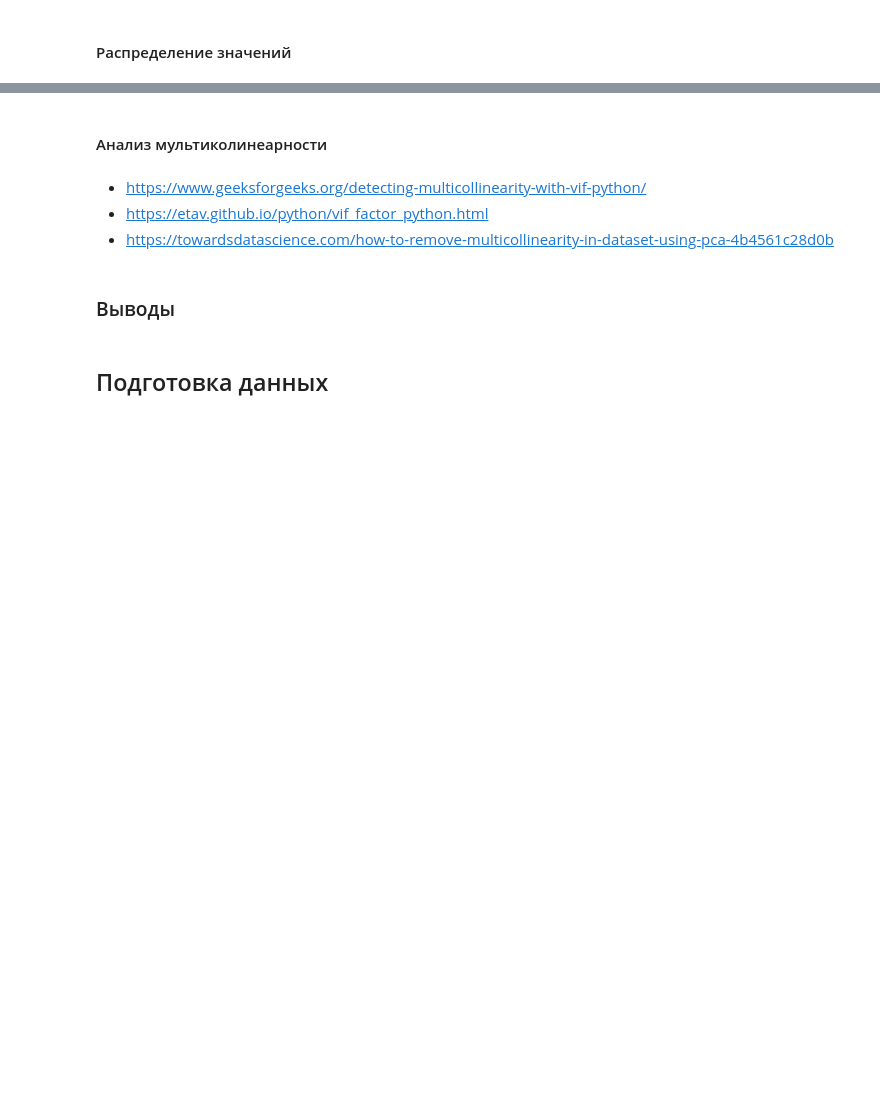
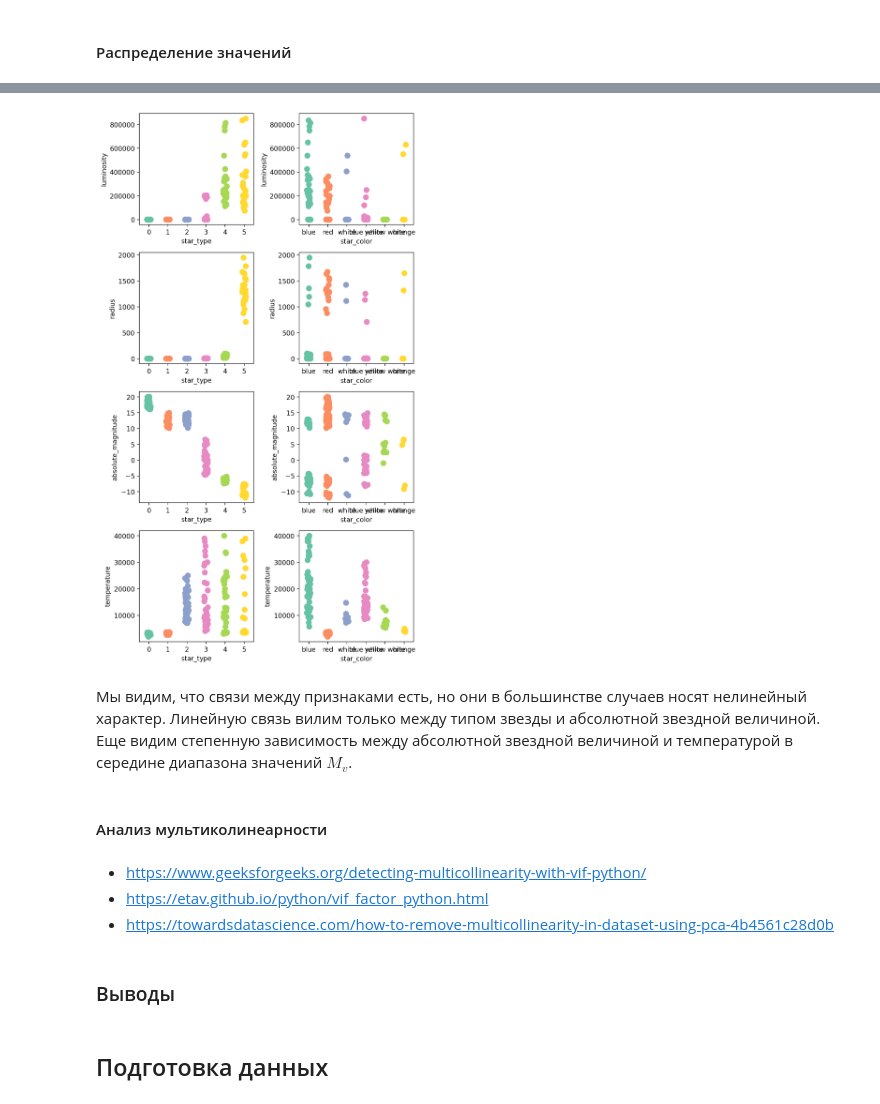
Before and after one commit to dimdasci/yp14-torch-nn-refression, a Jupyter notebook: notebooks/yp14-star-temperature-prediction.ipynb, the cells around one changed output, grey strips where cells are left out. Saved outputs shown, nothing was run; the diff lists cells and outputs as text; code cells hidden in the pictures; blank space fills up the shorter version.

```diff
--- a/notebooks/yp14-star-temperature-prediction.ipynb
+++ b/notebooks/yp14-star-temperature-prediction.ipynb
@@ -422,3 +483,19 @@ plt.show()
+# %%
+with sns.color_palette("Set2"):
+    fig, axes = plt.subplots(ncols=2, nrows=4, figsize=(7, 12))
+    for j, category in enumerate(categorical_columns):
+        for i, col in enumerate(numerical_columns+target_column):
+            sns.stripplot(data=df,
+                          x=category,
+                          y=col,
+                          ax=axes[i, j],
+                          size=9)
+plt.tight_layout()
+plt.show()
+# %% [output]
+[figure, added]
+# %% [markdown]
+Мы видим, что связи между признаками есть, но они в большинстве случаев носят нелинейный характер. Линейную связь вилим только между типом звезды и абсолютной звездной величиной. Еще видим степенную зависимость между абсолютной звездной величиной и температурой в середине диапазона значений $M_v$.
 # %% [markdown]
 #### Анализ мультиколинеарности
 # %% [markdown]
```
Also changed, not shown: parts of 22 cells of this notebook.
